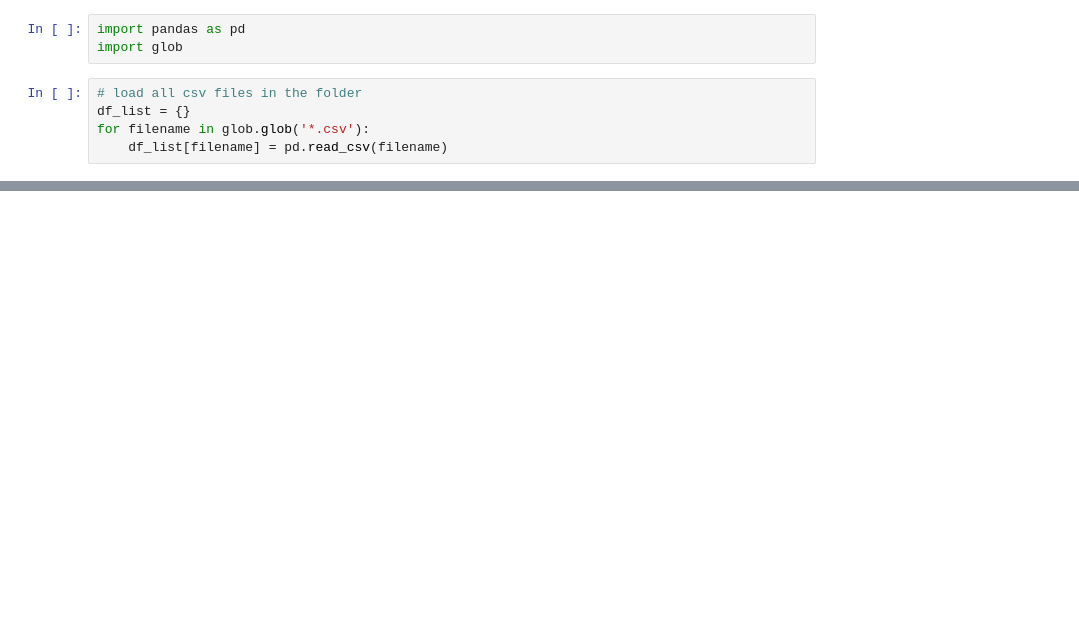
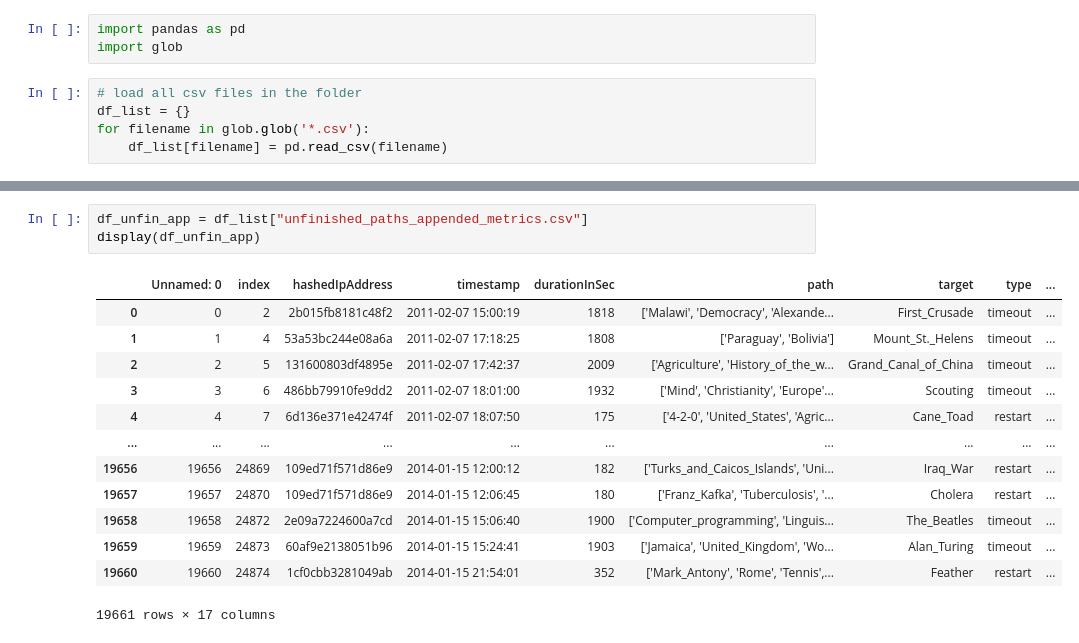
Before and after one commit to epfl-ada/ada-2023-project-adamants, a Jupyter notebook: data/p3_extra_data/test.ipynb, the cells around one changed output, grey strips where cells are left out. Cells and saved outputs as stored; diff of their text form; blank space fills up the shorter version.

```diff
--- a/data/p3_extra_data/test.ipynb
+++ b/data/p3_extra_data/test.ipynb
@@ -70 +70,18 @@ unfinished_paths_appended_metrics.csv
 ... (3 outputs left out)
+# %%
+df_unfin_app = df_list["unfinished_paths_appended_metrics.csv"]
+display(df_unfin_app)
+# %% [output]
+|  | Unnamed: 0 | index | hashedIpAddress | timestamp | durationInSec | path | target | type | ... |
+| 0 | 0 | 2 | 2b015fb8181c48f2 | 2011-02-07 15:00:19 | 1818 | ['Malawi', 'Democracy', 'Alexande... | First_Crusade | timeout | ... |
+| 1 | 1 | 4 | 53a53bc244e08a6a | 2011-02-07 17:18:25 | 1808 | ['Paraguay', 'Bolivia'] | Mount_St._Helens | timeout | ... |
+| 2 | 2 | 5 | 131600803df4895e | 2011-02-07 17:42:37 | 2009 | ['Agriculture', 'History_of_the_w... | Grand_Canal_of_China | timeout | ... |
+| 3 | 3 | 6 | 486bb79910fe9dd2 | 2011-02-07 18:01:00 | 1932 | ['Mind', 'Christianity', 'Europe'... | Scouting | timeout | ... |
+| 4 | 4 | 7 | 6d136e371e42474f | 2011-02-07 18:07:50 | 175 | ['4-2-0', 'United_States', 'Agric... | Cane_Toad | restart | ... |
+| ... | ... | ... | ... | ... | ... | ... | ... | ... | ... |
+| 19656 | 19656 | 24869 | 109ed71f571d86e9 | 2014-01-15 12:00:12 | 182 | ['Turks_and_Caicos_Islands', 'Uni... | Iraq_War | restart | ... |
+| 19657 | 19657 | 24870 | 109ed71f571d86e9 | 2014-01-15 12:06:45 | 180 | ['Franz_Kafka', 'Tuberculosis', '... | Cholera | restart | ... |
+| 19658 | 19658 | 24872 | 2e09a7224600a7cd | 2014-01-15 15:06:40 | 1900 | ['Computer_programming', 'Linguis... | The_Beatles | timeout | ... |
+| 19659 | 19659 | 24873 | 60af9e2138051b96 | 2014-01-15 15:24:41 | 1903 | ['Jamaica', 'United_Kingdom', 'Wo... | Alan_Turing | timeout | ... |
+| 19660 | 19660 | 24874 | 1cf0cbb3281049ab | 2014-01-15 21:54:01 | 352 | ['Mark_Antony', 'Rome', 'Tennis',... | Feather | restart | ... |
+19661 rows × 17 columns
```
Also changed, not shown: parts of 1 cell of this notebook, 3 other files.
